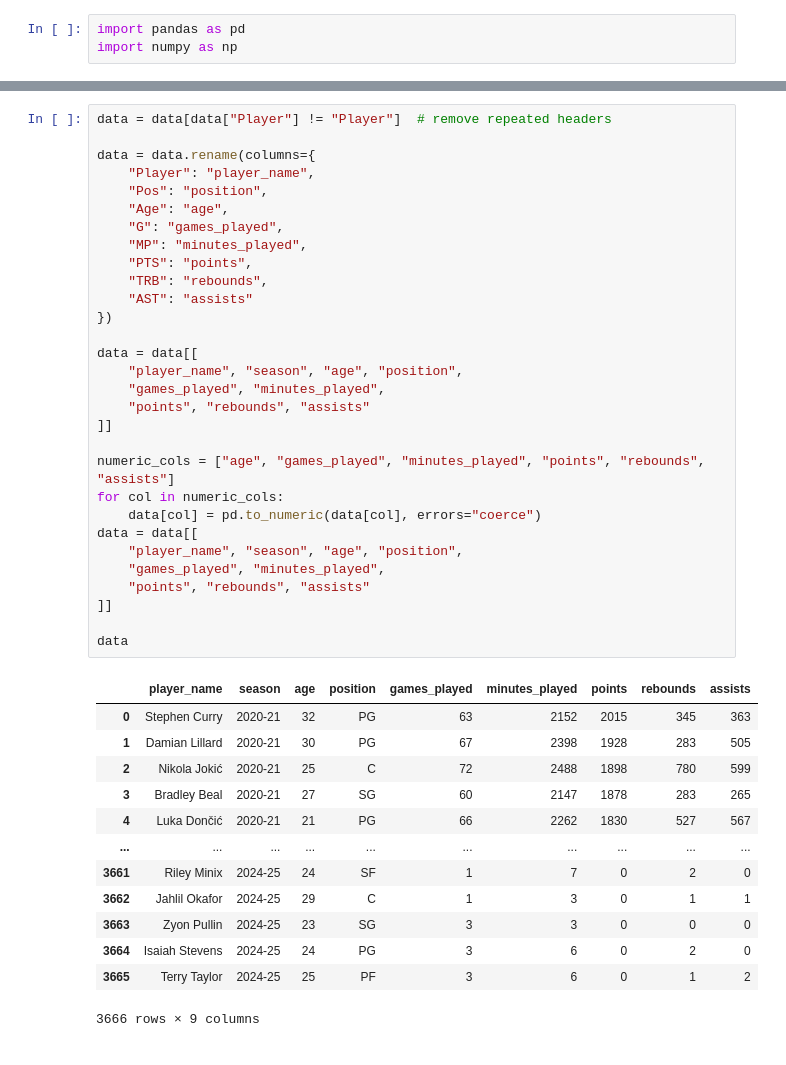
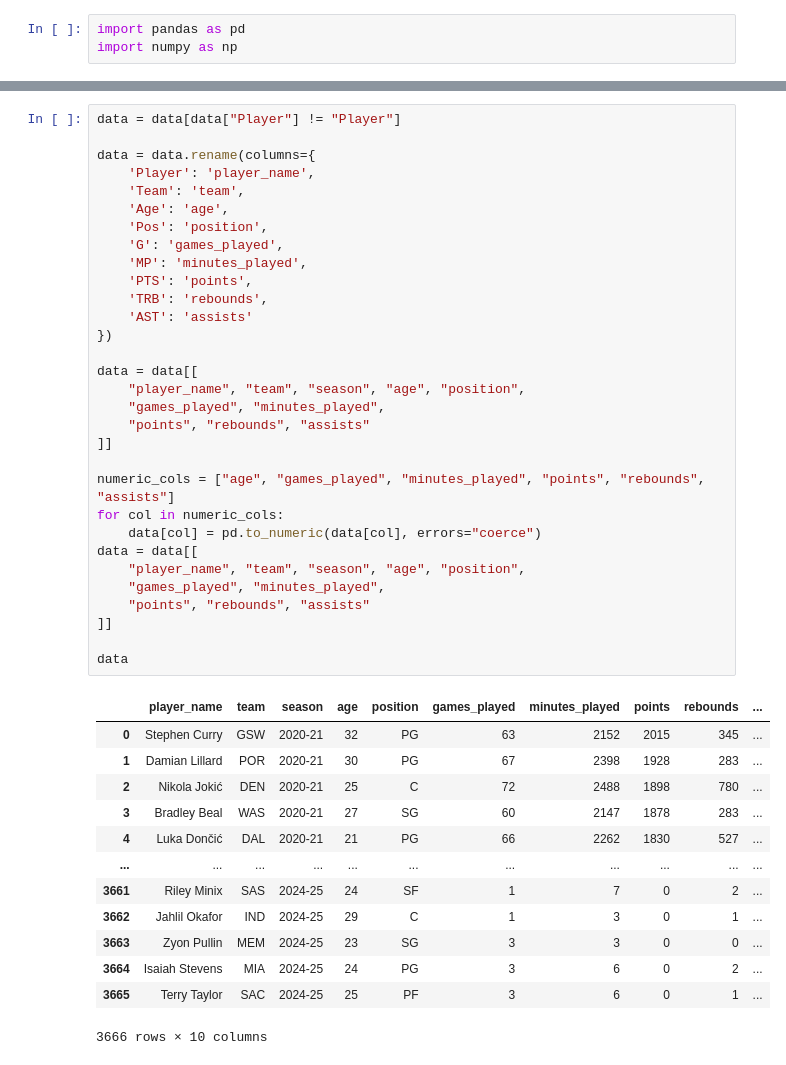
Before and after one commit to SatyamChaturvedi39/Research-Project, a Jupyter notebook: notebooks/01_data_prep.ipynb, the cells around one changed output, grey strips where cells are left out. Saved outputs shown, nothing was run; the diff lists cells and outputs as text.

```diff
--- a/notebooks/01_data_prep.ipynb
+++ b/notebooks/01_data_prep.ipynb
@@ -21,47 +30,48 @@ data = pd.concat(dfs, ignore_index=True)
 # %%
-data = data[data["Player"] != "Player"]  # remove repeated headers
+data = data[data["Player"] != "Player"]
 
 data = data.rename(columns={
-    "Player": "player_name",
-    "Pos": "position",
-    "Age": "age",
-    "G": "games_played",
-    "MP": "minutes_played",
-    "PTS": "points",
-    "TRB": "rebounds",
-    "AST": "assists"
+    'Player': 'player_name',
+    'Team': 'team',
+    'Age': 'age',
+    'Pos': 'position',
+    'G': 'games_played',
+    'MP': 'minutes_played',
+    'PTS': 'points',
+    'TRB': 'rebounds',
+    'AST': 'assists'
 })
 
 data = data[[
-    "player_name", "season", "age", "position",
+    "player_name", "team", "season", "age", "position",
     "games_played", "minutes_played",
     "points", "rebounds", "assists"
 ]]
 
 numeric_cols = ["age", "games_played", "minutes_played", "points", "rebounds", "assists"]
 for col in numeric_cols:
     data[col] = pd.to_numeric(data[col], errors="coerce")
 data = data[[
-    "player_name", "season", "age", "position",
+    "player_name", "team", "season", "age", "position",
     "games_played", "minutes_played",
     "points", "rebounds", "assists"
 ]]
 
 data
 # %% [output]
-|  | player_name | season | age | position | games_played | minutes_played | points | rebounds | assists |
-| 0 | Stephen Curry | 2020-21 | 32 | PG | 63 | 2152 | 2015 | 345 | 363 |
-| 1 | Damian Lillard | 2020-21 | 30 | PG | 67 | 2398 | 1928 | 283 | 505 |
-| 2 | Nikola Jokić | 2020-21 | 25 | C | 72 | 2488 | 1898 | 780 | 599 |
-| 3 | Bradley Beal | 2020-21 | 27 | SG | 60 | 2147 | 1878 | 283 | 265 |
-| 4 | Luka Dončić | 2020-21 | 21 | PG | 66 | 2262 | 1830 | 527 | 567 |
-| ... | ... | ... | ... | ... | ... | ... | ... | ... | ... |
-| 3661 | Riley Minix | 2024-25 | 24 | SF | 1 | 7 | 0 | 2 | 0 |
-| 3662 | Jahlil Okafor | 2024-25 | 29 | C | 1 | 3 | 0 | 1 | 1 |
-| 3663 | Zyon Pullin | 2024-25 | 23 | SG | 3 | 3 | 0 | 0 | 0 |
-| 3664 | Isaiah Stevens | 2024-25 | 24 | PG | 3 | 6 | 0 | 2 | 0 |
-| 3665 | Terry Taylor | 2024-25 | 25 | PF | 3 | 6 | 0 | 1 | 2 |
+|  | player_name | team | season | age | position | games_played | minutes_played | points | rebounds | ... |
+| 0 | Stephen Curry | GSW | 2020-21 | 32 | PG | 63 | 2152 | 2015 | 345 | ... |
+| 1 | Damian Lillard | POR | 2020-21 | 30 | PG | 67 | 2398 | 1928 | 283 | ... |
+| 2 | Nikola Jokić | DEN | 2020-21 | 25 | C | 72 | 2488 | 1898 | 780 | ... |
+| 3 | Bradley Beal | WAS | 2020-21 | 27 | SG | 60 | 2147 | 1878 | 283 | ... |
+| 4 | Luka Dončić | DAL | 2020-21 | 21 | PG | 66 | 2262 | 1830 | 527 | ... |
+| ... | ... | ... | ... | ... | ... | ... | ... | ... | ... | ... |
+| 3661 | Riley Minix | SAS | 2024-25 | 24 | SF | 1 | 7 | 0 | 2 | ... |
+| 3662 | Jahlil Okafor | IND | 2024-25 | 29 | C | 1 | 3 | 0 | 1 | ... |
+| 3663 | Zyon Pullin | MEM | 2024-25 | 23 | SG | 3 | 3 | 0 | 0 | ... |
+| 3664 | Isaiah Stevens | MIA | 2024-25 | 24 | PG | 3 | 6 | 0 | 2 | ... |
+| 3665 | Terry Taylor | SAC | 2024-25 | 25 | PF | 3 | 6 | 0 | 1 | ... |
-3666 rows × 9 columns
+3666 rows × 10 columns
 # %%
 data["points_per_game"] = data["points"] / data["games_played"]
 data["rebounds_per_game"] = data["rebounds"] / data["games_played"]
```
Also changed, not shown: parts of 6 cells of this notebook, 9 other files.
